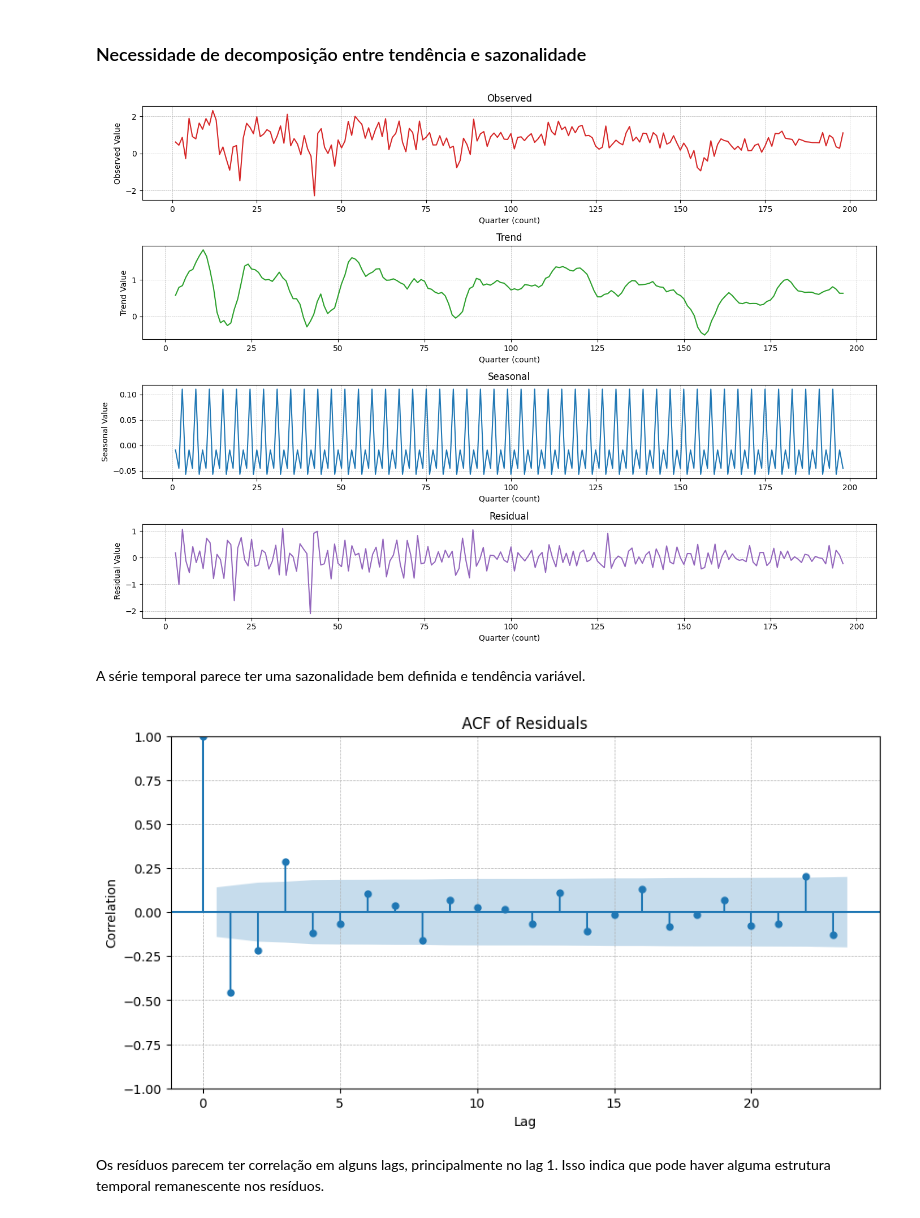
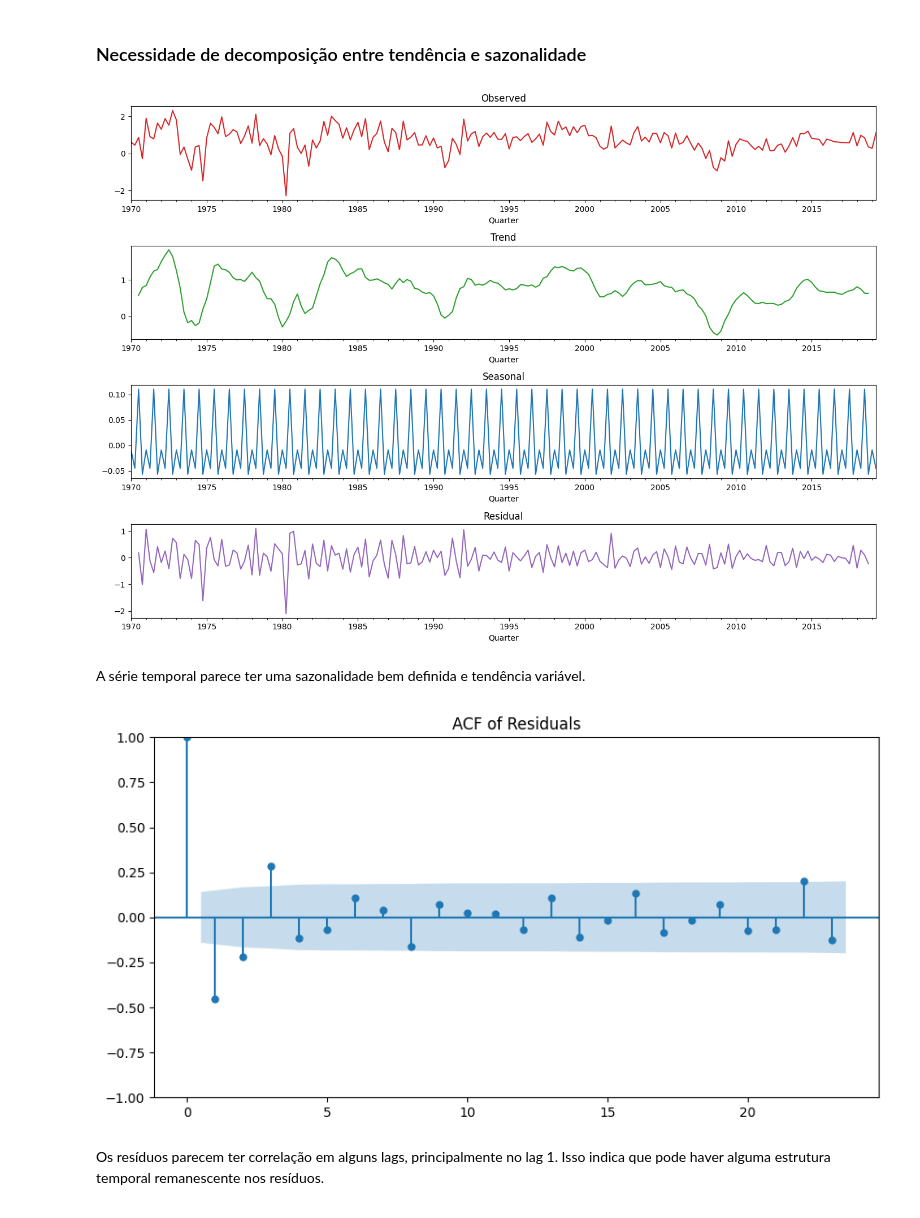
Before and after one commit to ramalhogs/Series_temporais_A2, a Jupyter notebook: analysis.ipynb, the cells around one changed output. Drawn from its saved outputs; the diff is of its cells as text; code cells hidden in the pictures.

```diff
--- a/analysis.ipynb
+++ b/analysis.ipynb
@@ -100,38 +123,31 @@ Além disso, utilizar uma normalização Z-Score para Comsumption, Income, Produ
 # %% [markdown]
 ### Necessidade de decomposição entre tendência e sazonalidade
 # %%
-# Série para decomposição
+df = df.set_index('Quarter')
 series = df['Consumption']
 
+# Realiza a decomposição sazonal
 result = seasonal_decompose(series, model='additive', period=4)
 
-# Plotando os componentes de decomposição com tamanho maior
+# Configura o plot
 fig, (ax1, ax2, ax3, ax4) = plt.subplots(4, 1, figsize=(14, 10))
 result.observed.plot(ax=ax1, color='tab:red', title='Observed')
 result.trend.plot(ax=ax2, color='tab:green', title='Trend')
 result.seasonal.plot(ax=ax3, color='tab:blue', title='Seasonal')
 result.resid.plot(ax=ax4, color='tab:purple', title='Residual')
 
-# Ajustando o layout para melhor visualização
-for ax in (ax1, ax2, ax3, ax4):
-    ax.grid(linestyle='--', linewidth=0.5, zorder=5)
-    ax.set_xlabel('Quarter (count)')
-    ax.set_ylabel(f"{ax.title.get_text()} Value")
-
+# Ajuste para melhorar a apresentação
 plt.tight_layout()
 plt.show()
 # %% [output]
-[figure, old version]
+[figure, new version]
 # %% [markdown]
 A série temporal parece ter uma sazonalidade bem definida e tendência variável.
 # %%
 plt.figure(figsize=(10, 5))
 plot_acf(result.resid.dropna(), ax=plt.gca(), title="ACF of Residuals")
-plt.xlabel('Lag')
-plt.ylabel('Correlation')
-plt.grid(linestyle='--', linewidth=0.5, zorder=5)
 plt.show()
 # %% [output]
-[figure, old version]
+[figure, new version]
 # %% [markdown]
 Os resíduos parecem ter correlação em alguns lags, principalmente no lag 1. Isso indica que pode haver alguma estrutura temporal remanescente nos resíduos.
```
Also changed, not shown: parts of 7 cells of this notebook.
